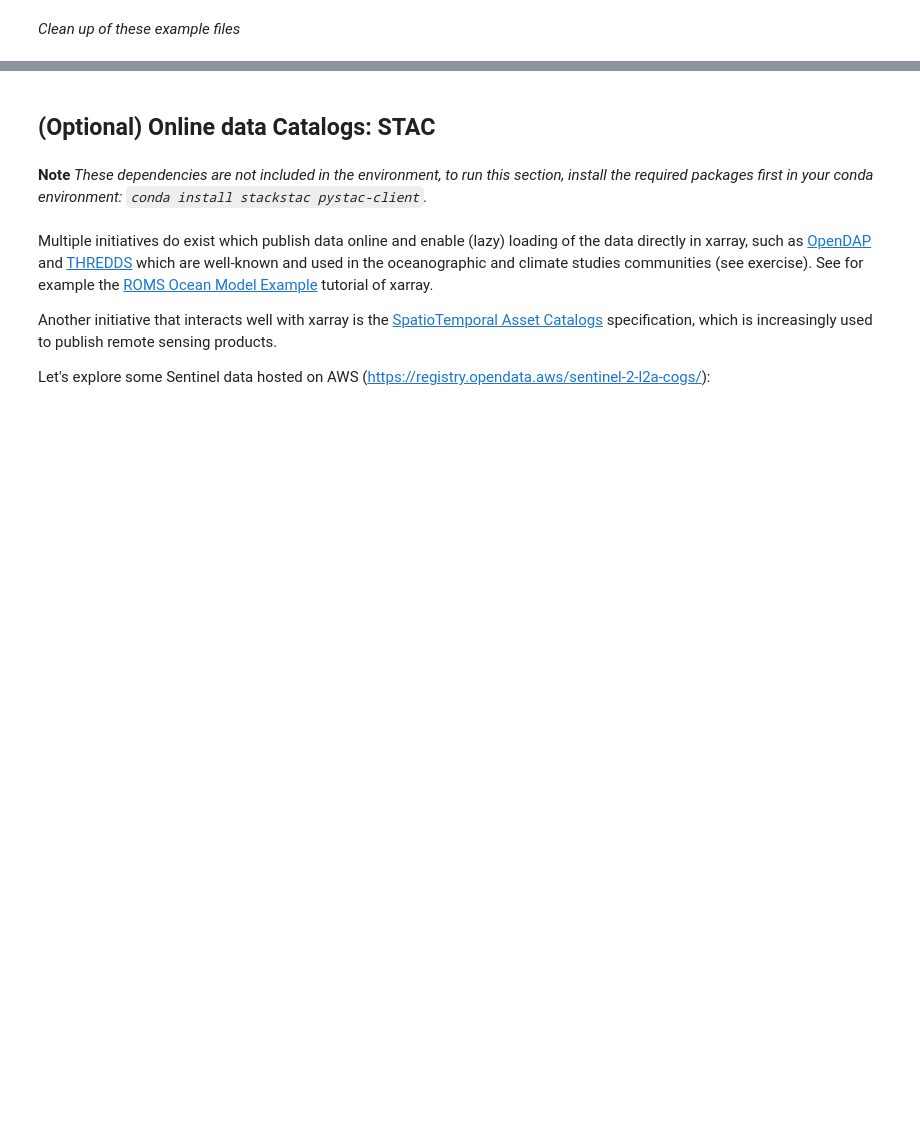
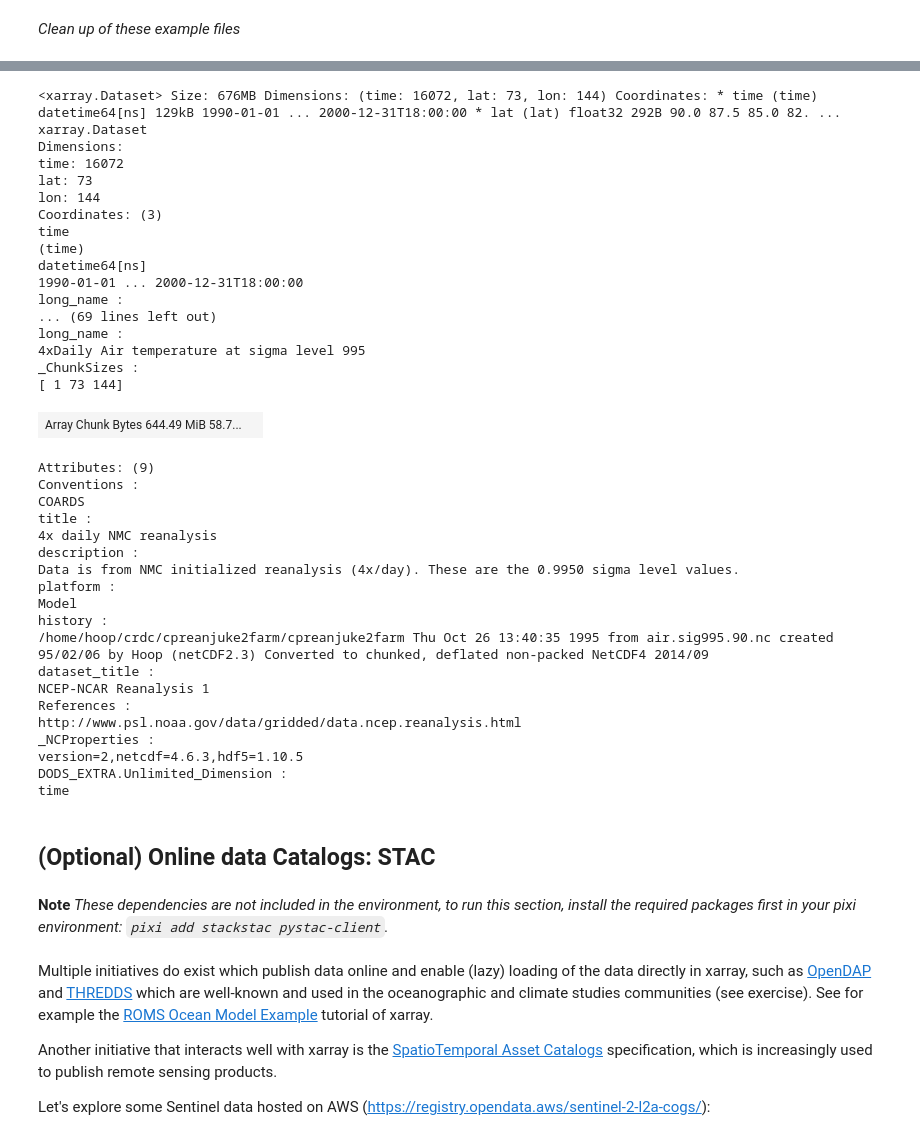
Before and after one commit to plovercode/course-python-geospatial, a Jupyter notebook: notebooks/14-combine-data.ipynb, the cells around one changed output, grey strips where cells are left out. Saved outputs shown, nothing was run; the diff lists cells and outputs as text; code cells hidden in the pictures; blank space fills up the shorter version.

```diff
--- a/notebooks/14-combine-data.ipynb
+++ b/notebooks/14-combine-data.ipynb
@@ -176,10 +268,48 @@ files
 # %%
-ds = xr.open_mfdataset(files, parallel=True)
+ds = xr.open_mfdataset(files)
 ds
+# %% [output]
+<xarray.Dataset> Size: 676MB Dimensions: (time: 16072, lat: 73, lon: 144) Coordinates: * time (time) datetime64[ns] 129kB 1990-01-01 ... 2000-12-31T18:00:00 * lat (lat) float32 292B 90.0 87.5 85.0 82. ...
+xarray.Dataset
+Dimensions:
+time: 16072
+lat: 73
+lon: 144
+Coordinates: (3)
+time
+(time)
+datetime64[ns]
+1990-01-01 ... 2000-12-31T18:00:00
+long_name :
+... (69 lines left out)
+long_name :
+4xDaily Air temperature at sigma level 995
+_ChunkSizes :
+[ 1 73 144]
+| Array Chunk Bytes 644.49 MiB 58.7... |  |
+Attributes: (9)
+Conventions :
+COARDS
+title :
+4x daily NMC reanalysis
+description :
+Data is from NMC initialized reanalysis (4x/day). These are the 0.9950 sigma level values.
+platform :
+Model
+history :
+/home/hoop/crdc/cpreanjuke2farm/cpreanjuke2farm Thu Oct 26 13:40:35 1995 from air.sig995.90.nc created 95/02/06 by Hoop (netCDF2.3) Converted to chunked, deflated non-packed NetCDF4 2014/09
+dataset_title :
+NCEP-NCAR Reanalysis 1
+References :
+http://www.psl.noaa.gov/data/gridded/data.ncep.reanalysis.html
+_NCProperties :
+version=2,netcdf=4.6.3,hdf5=1.10.5
+DODS_EXTRA.Unlimited_Dimension :
+time
 # %% [markdown]
 ## (Optional) Online data Catalogs: STAC
 # %% [markdown]
-__Note__ _These dependencies are not included in the environment, to run this section, install the required packages first in your conda environment: `conda install stackstac pystac-client`._
+__Note__ _These dependencies are not included in the environment, to run this section, install the required packages first in your pixi environment: `pixi add stackstac pystac-client`._
 # %% [markdown]
 Multiple initiatives do exist which publish data online and enable (lazy) loading of the data directly in xarray, such as [OpenDAP](https://www.opendap.org/) and [THREDDS](https://www.unidata.ucar.edu/software/tds/current/) which are well-known and used in the oceanographic and climate studies communities (see exercise). See for example the [ROMS Ocean Model Example](http://xarray.pydata.org/en/stable/examples/ROMS_ocean_model.html) tutorial of xarray.
 
```
Also changed, not shown: parts of 10 cells of this notebook, 12 other files.
